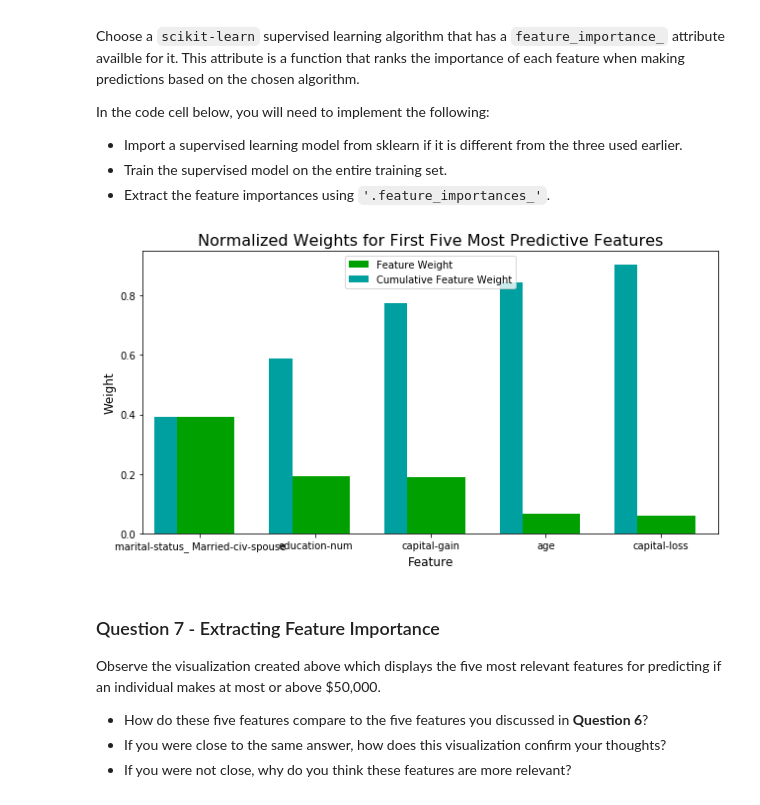
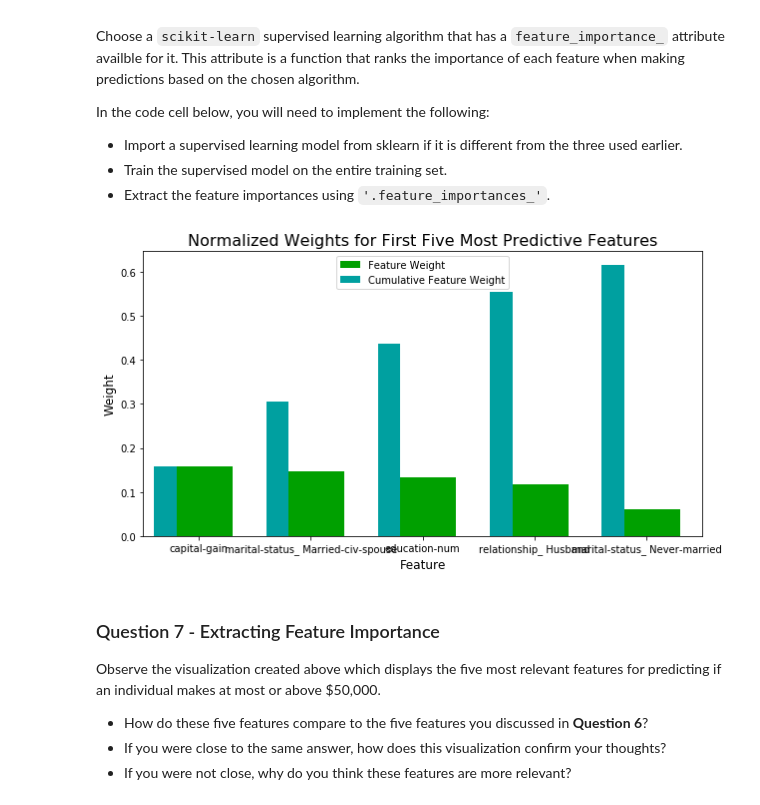
Before and after one commit to teragotti/finding_donors, a Jupyter notebook: finding_donors.ipynb, the cells around one changed output. Drawn from its saved outputs; the diff is of its cells as text; code cells hidden in the pictures.

```diff
--- a/finding_donors.ipynb
+++ b/finding_donors.ipynb
@@ -458,20 +473,22 @@ In the code cell, you will need to implement the following:
 **Note:** Depending on which algorithms you chose, the following implementation may take some time to run!
 # %%
 # TODO: Import the three supervised learning models from sklearn
-from sklearn.tree import DecisionTreeClassifier
+#from sklearn.tree import DecisionTreeClassifier
 # http://scikit-learn.org/stable/modules/generated/sklearn.tree.DecisionTreeClassifier.html#sklearn.tree.DecisionTreeClassifier
+from sklearn.ensemble import RandomForestClassifier
+# http://scikit-learn.org/stable/modules/generated/sklearn.ensemble.RandomForestClassifier.html
 from sklearn.svm import SVC
 # http://scikit-learn.org/stable/modules/generated/sklearn.svm.SVC.html#sklearn.svm.SVC
 from sklearn.linear_model import LogisticRegression
 #http://scikit-learn.org/stable/modules/generated/sklearn.linear_model.LogisticRegression.html
-
+#from sklearn.ensemble import GradientBoostingClassifier
 
 # TODO: Initialize the three models
-clf_A = DecisionTreeClassifier(max_depth=10, min_samples_leaf=30)
-clf_B = LogisticRegression()
-clf_C = SVC(C=100, kernel='rbf')
-#clf_C = RandomForestClassifier(n_estimators=20, max_depth=20, max_features = .5, min_samples_leaf=30)
-#clf_C = GradientBoostingClassifier()
+#clf_A = DecisionTreeClassifier(random_state=47)
+clf_A = RandomForestClassifier(random_state=47)
+clf_B = LogisticRegression(random_state=47)
+clf_C = SVC(random_state=47)
+#clf_C = GradientBoostingClassifier(random_state=47)
 
 
 # TODO: Calculate the number of samples for 1%, 10%, and 100% of the training data
@@ -578,11 +601,15 @@ from sklearn.model_selection import GridSearchCV
 
 
 # TODO: Initialize the classifier
-clf = DecisionTreeClassifier(max_depth=10, min_samples_leaf=30)
+clf = RandomForestClassifier(random_state=47, n_estimators=50)
 
 # TODO: Create the parameters list you wish to tune, using a dictionary if needed.
 # HINT: parameters = {'parameter_1': [value1, value2], 'parameter_2': [value1, value2]}
-parameters = {'criterion':['gini','entropy'], 'max_depth':[10,8,12,14], 'min_samples_leaf':[30,20,10,40], 'min_samples_split':[30,60,90,120]}
+parameters = {'max_depth':[10,12,14],
+              'min_samples_leaf':[10,20,30],
+              'min_samples_split':[20,30,60],
+              'max_features':['log2', 'sqrt']
+             }
 
 # TODO: Make an fbeta_score scoring object using make_scorer()
 scorer = make_scorer(fbeta_score, beta = .5)
@@ -678,23 +705,18 @@ In the code cell below, you will need to implement the following:
  - Extract the feature importances using `'.feature_importances_'`.
 # %%
 # TODO: Import a supervised learning model that has 'feature_importances_'
-from sklearn.tree import DecisionTreeClassifier
+#from sklearn.ensemble import RandomForestClassifier
 
 # TODO: Train the supervised model on the training set using .fit(X_train, y_train)
-model = DecisionTreeClassifier(class_weight=None, criterion='entropy', max_depth=12,
-            max_features=None, max_leaf_nodes=None,
-            min_impurity_decrease=0.0, min_impurity_split=None,
-            min_samples_leaf=20, min_samples_split=60,
-            min_weight_fraction_leaf=0.0, presort=False, random_state=None,
-            splitter='best').fit(X_train, y_train)
+model = best_clf.fit(X_train, y_train)
 
 # TODO: Extract the feature importances using .feature_importances_
 importances = model.feature_importances_
 
 # Plot
 vs.feature_plot(importances, X_train, y_train)
 # %% [output]
-[figure, old version]
+[figure, new version]
 # %% [markdown]
 ### Question 7 - Extracting Feature Importance
 
```
Also changed, not shown: parts of 16 cells of this notebook, 1 other file.
